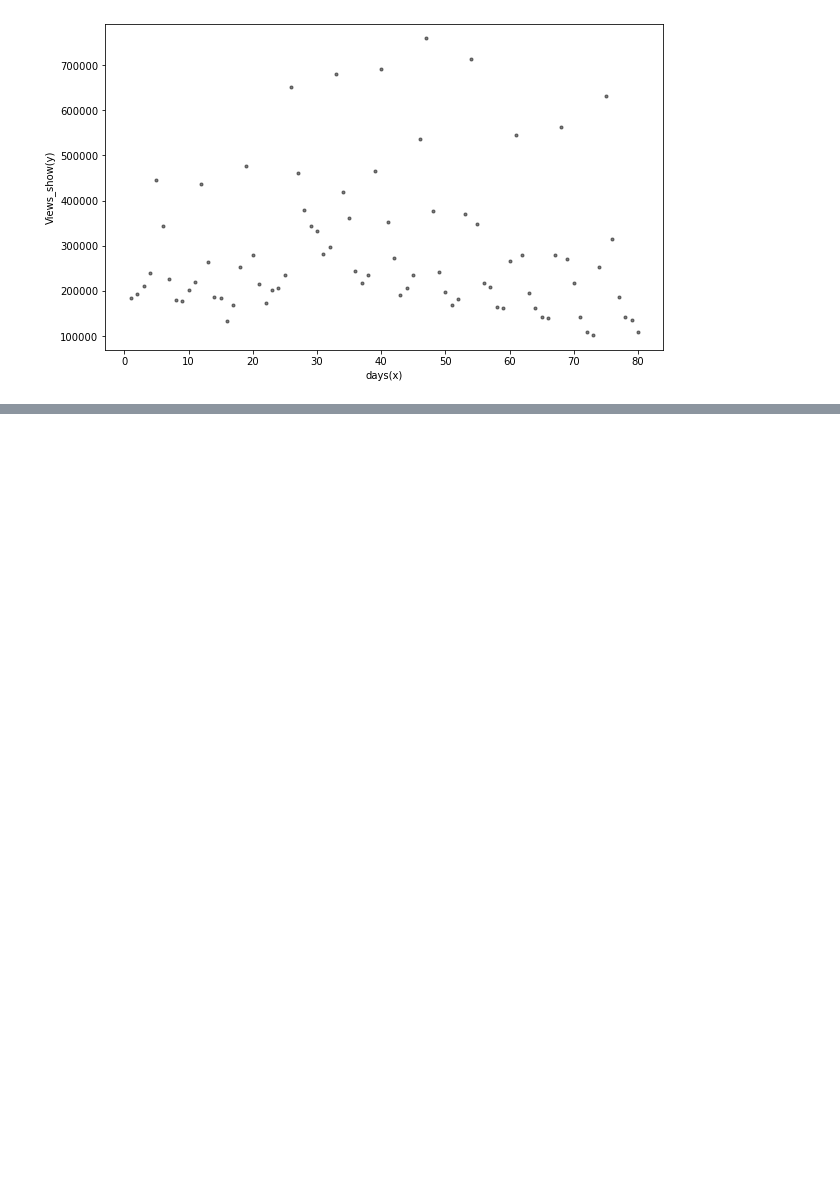
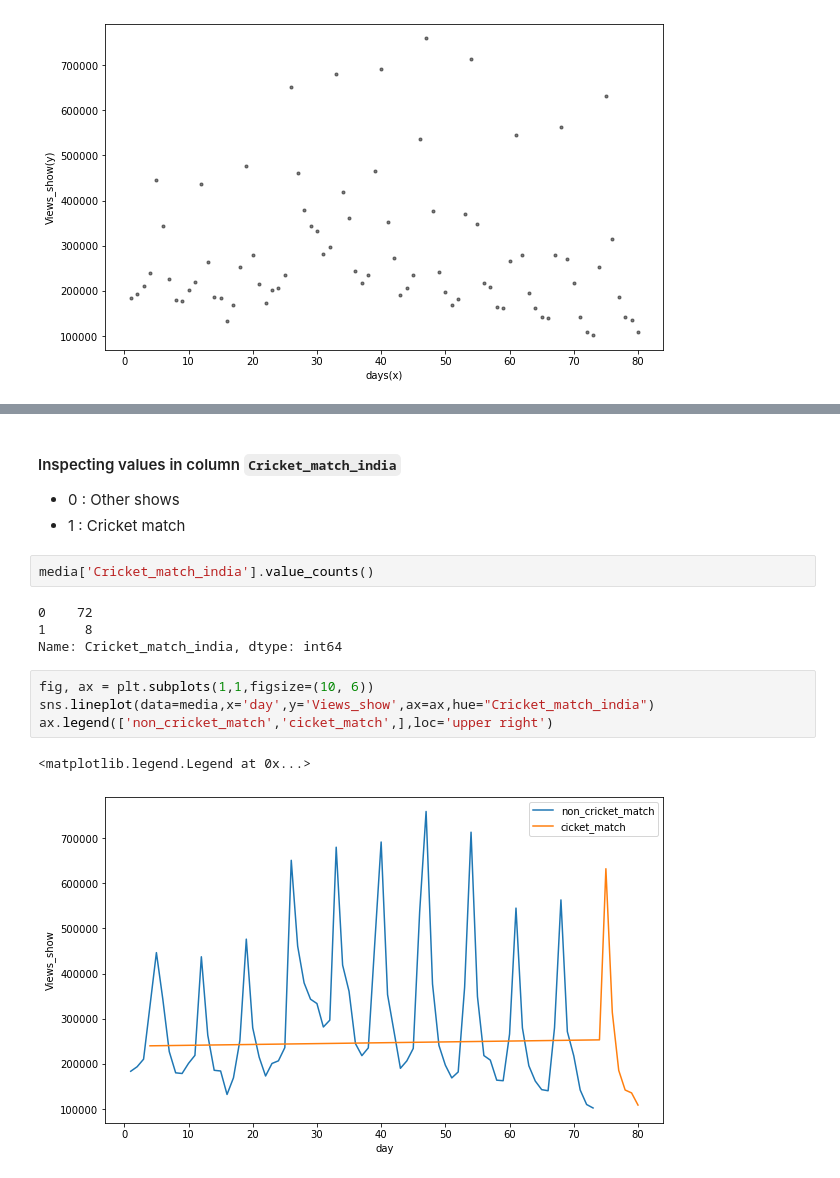
Before and after one commit to vivekkum-ar/Media-Company-Linear-Regression, a Jupyter notebook: Media-Company-Case-Study.ipynb, the cells around one changed output, grey strips where cells are left out. Drawn from its saved outputs; the diff is of its cells as text; blank space fills up the shorter version.

```diff
--- a/Media-Company-Case-Study.ipynb
+++ b/Media-Company-Case-Study.ipynb
@@ -178,0 +194,17 @@ plt.show()
+# %% [markdown]
+#### Inspecting values in column <code>Cricket_match_india</code>
+- 0 : Other shows
+- 1 : Cricket match
+# %%
+media['Cricket_match_india'].value_counts()
+# %% [output]
+0    72
+1     8
+Name: Cricket_match_india, dtype: int64
+# %%
+fig, ax = plt.subplots(1,1,figsize=(10, 6))
+sns.lineplot(data=media,x='day',y='Views_show',ax=ax,hue="Cricket_match_india")
+ax.legend(['non_cricket_match','cicket_match',],loc='upper right')
+# %% [output]
+<matplotlib.legend.Legend at 0x...>
+[figure, added]
```
Also changed, not shown: parts of 6 cells of this notebook.
